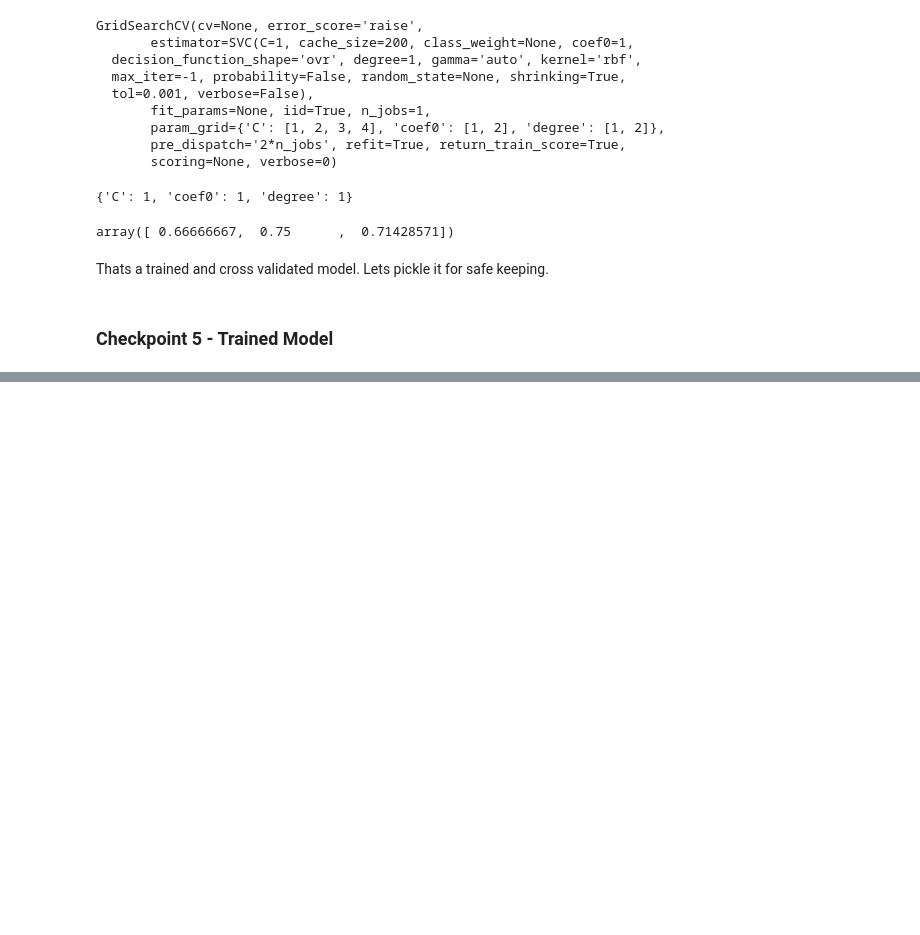
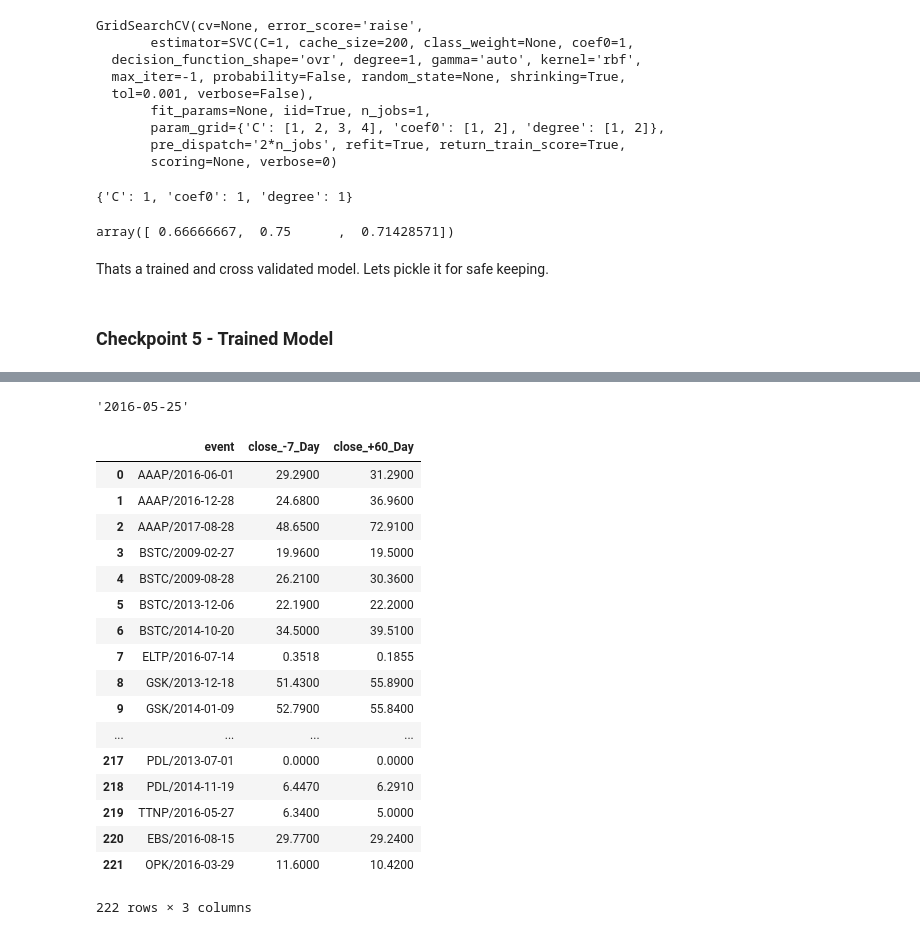
Before and after one commit to BenDavidAaron/FDA-Decision-Stock-Predictor, a Jupyter notebook: Final Report.ipynb, the cells around one changed output, grey strips where cells are left out. Cells and saved outputs as stored; diff of their text form; code cells hidden in the pictures; blank space fills up the shorter version.

```diff
--- a/Final Report.ipynb
+++ b/Final Report.ipynb
@@ -474,0 +597,57 @@ Now that we have a working predictor, lets play with some visualizations to show
+# %%
+def x_days_later(date_str, x):
+    pdufa_day = datetime.strptime(date_str,"%Y-%m-%d")
+    change = timedelta(days = x)
+    delta_date = pdufa_day + change
+    return delta_date.strftime("%Y-%m-%d")
+# %%
+x_days_later('2016-06-01', -7)
+# %% [output]
+'2016-05-25'
+# %%
+prior_and_post_prices = []
+for stamp in events_and_predictions['event']:
+    ticker, date = stamp.split("/")
+    try:
+        p_7_day = price_and_fda[ticker].loc[x_days_later(date, -7)]['close']
+    except KeyError:
+        p_7_day = None
+    try:
+        p_60_day = price_and_fda[ticker].loc[x_days_later(date,60)]['close']
+    except KeyError:
+        try:
+            p_60_day = price_and_fda[ticker].loc[x_days_later(date,59)]['close']
+        except KeyError:
+            try:
+                p_60_day = price_and_fda[ticker].loc[x_days_later(date,58)]['close']
+            except KeyError:
+                try:
+                    p_60_day = price_and_fda[ticker].loc[x_days_later(date,57)]['close']
+                except KeyError:
+                    p_60_day = None
+    line = (stamp, p_7_day, p_60_day)
+    if None not in line:
+        prior_and_post_prices.append(line)
+# %%
+prior_and_post_prices = pd.DataFrame(prior_and_post_prices)
+prior_and_post_prices.columns = ['event', 'close_-7_Day', 'close_+60_Day']
+prior_and_post_prices
+# %% [output]
+|  | event | close_-7_Day | close_+60_Day |
+| 0 | AAAP/2016-06-01 | 29.2900 | 31.2900 |
+| 1 | AAAP/2016-12-28 | 24.6800 | 36.9600 |
+| 2 | AAAP/2017-08-28 | 48.6500 | 72.9100 |
+| 3 | BSTC/2009-02-27 | 19.9600 | 19.5000 |
+| 4 | BSTC/2009-08-28 | 26.2100 | 30.3600 |
+| 5 | BSTC/2013-12-06 | 22.1900 | 22.2000 |
+| 6 | BSTC/2014-10-20 | 34.5000 | 39.5100 |
+| 7 | ELTP/2016-07-14 | 0.3518 | 0.1855 |
+| 8 | GSK/2013-12-18 | 51.4300 | 55.8900 |
+| 9 | GSK/2014-01-09 | 52.7900 | 55.8400 |
+| ... | ... | ... | ... |
+| 217 | PDL/2013-07-01 | 0.0000 | 0.0000 |
+| 218 | PDL/2014-11-19 | 6.4470 | 6.2910 |
+| 219 | TTNP/2016-05-27 | 6.3400 | 5.0000 |
+| 220 | EBS/2016-08-15 | 29.7700 | 29.2400 |
+| 221 | OPK/2016-03-29 | 11.6000 | 10.4200 |
+222 rows × 3 columns
```
Also changed, not shown: parts of 21 cells of this notebook.
